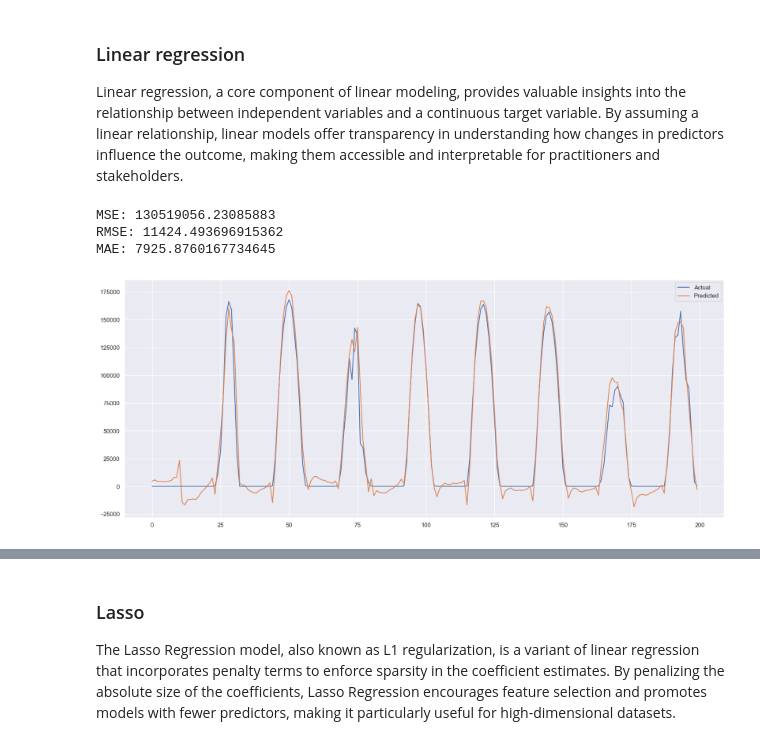
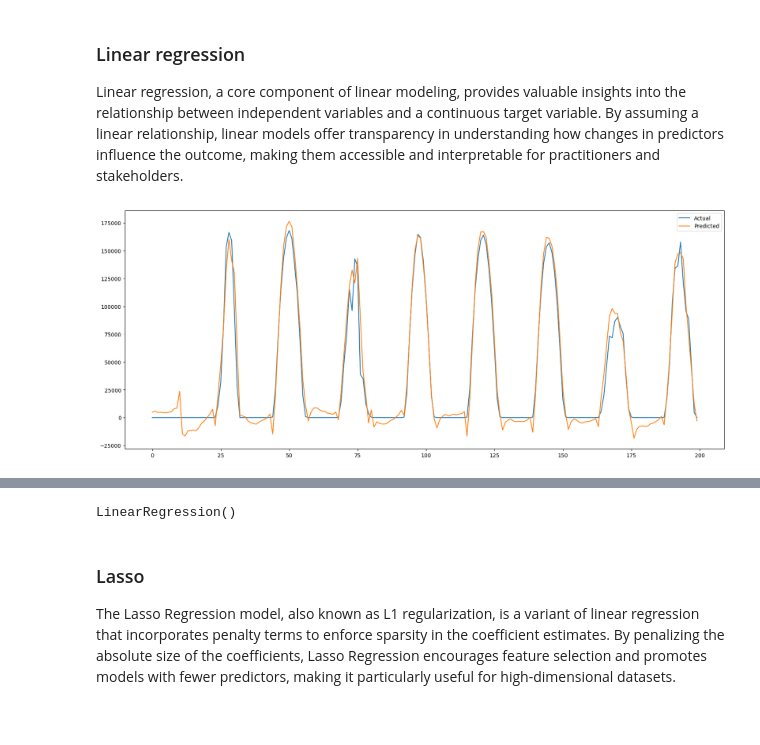
Before and after one commit to Renovus-Tech/solarec-python, a Jupyter notebook: app/ml/notebooks/anomaly_detection/3 - Model traning.ipynb, the cells around one changed output, grey strips where cells are left out. Cells and saved outputs as stored; diff of their text form; code cells hidden in the pictures.

Commit message:
#15 - Machine learning training notebook

```diff
--- a/app/ml/notebooks/anomaly_detection/3 - Model traning.ipynb
+++ b/app/ml/notebooks/anomaly_detection/3 - Model traning.ipynb
@@ -119,0 +135,32 @@ The Naive Model, which predicts the same value as the last observed hour, serves
+# %%
+def objective(params, model_factory):
+    global best_loss, best_model
+
+    model = model_factory(**params)
+    model.fit(x_train_scaled, y_train_scaled)
+    y_pred = model.predict(x_val_scaled)
+    y_pred = y_scaler.inverse_transform(y_pred.reshape(-1, 1))
+    mae = mean_absolute_error(y_val, y_pred)
+    model_name = model.__class__.__name__
+    calculate_metrics(y_pred, y_val, model_name, params)
+
+    if mae < best_loss:
+        best_loss = mae
+        best_model = model
+
+    return {'loss': mae, 'status': STATUS_OK}
+
+def experiment(model_factory, space, max_evals=100):
+    global best_loss, best_model, y_scaler
+    best_loss = np.inf
+    best_model = None
+
+    trials = Trials()
+    fmin(partial(objective, model_factory=model_factory), space, algo=tpe.suggest, max_evals=max_evals, trials=trials)
+    # print best score
+
+    y_pred = best_model.predict(x_val_scaled)
+    y_pred = y_scaler.inverse_transform(y_pred.reshape(-1, 1))
+    plot_predictions(y_pred, y_val.values)
+    print(f'Best loss: {best_loss}')
+    return best_model
@@ -138,18 +186,13 @@ Linear models serve as an essential starting point in predictive modeling and st
 ### Linear regression
 
 Linear regression, a core component of linear modeling, provides valuable insights into the relationship between independent variables and a continuous target variable. By assuming a linear relationship, linear models offer transparency in understanding how changes in predictors influence the outcome, making them accessible and interpretable for practitioners and stakeholders.
-# %%
-
-linear_regressor = LinearRegression()
-model = make_pipeline(StandardScaler(), linear_regressor)
-model.fit(x_train, y_train)
-
-y_pred = model.predict(x_val)
-
-calculate_metrics(y_pred, y_val, 'LinearRegression', linear_regressor.get_params(True))
-plot_predictions(y_pred, y_val.values)
-# %% [output]
-MSE: 130519056.23085883
-RMSE: 11424.493696915362
-MAE: 7925.8760167734645
-[figure, removed]
+# %%
+model_factory = lambda **params: LinearRegression(**params)
+
+space = {
+    'fit_intercept': hp.choice('fit_intercept', [True]),
+}
+
+experiment(model_factory, space, max_evals=2)
+# %% [output]
+[figure, added]
@@ -156,3 +200,4 @@ MAE: 7925.8760167734645
+LinearRegression()
 # %% [markdown]
 ### Lasso
 
```
Also changed, not shown: parts of 42 cells of this notebook.
